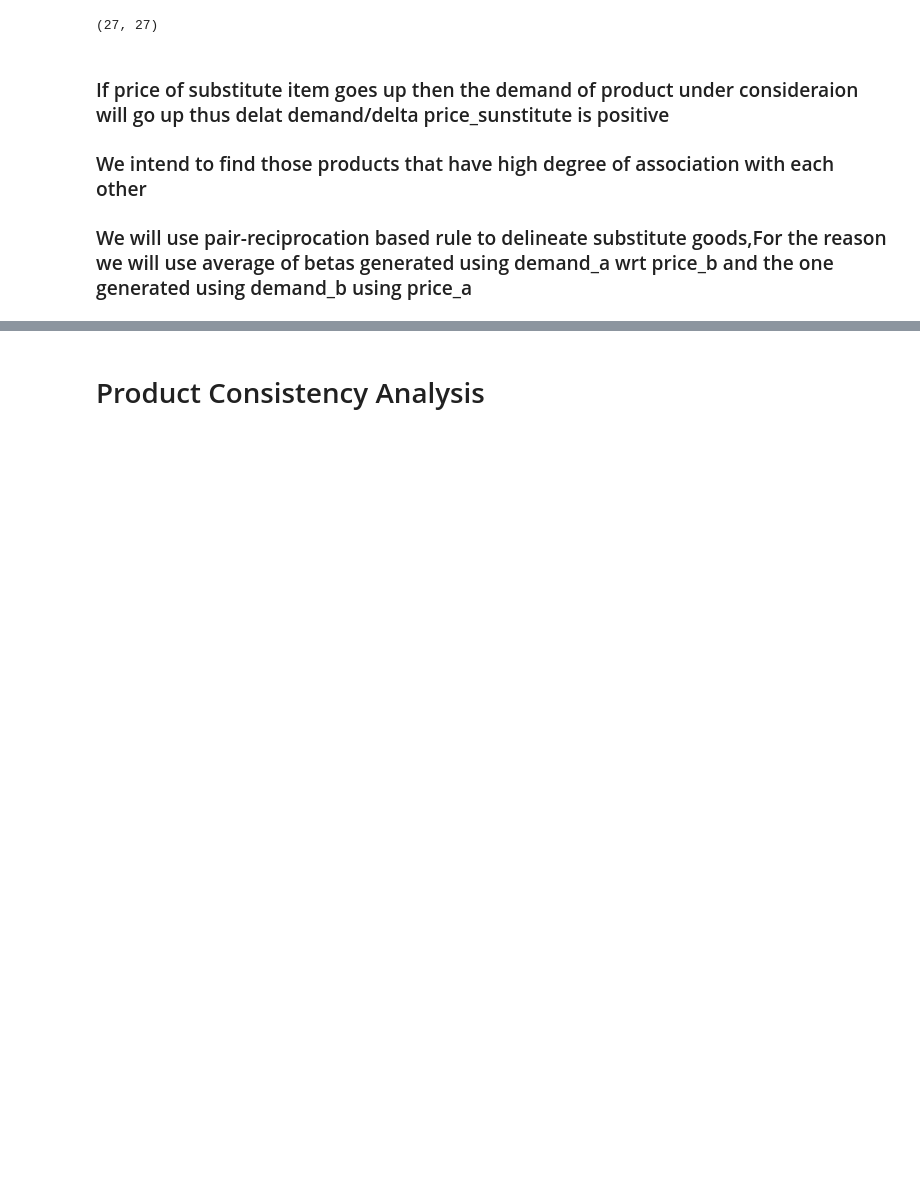
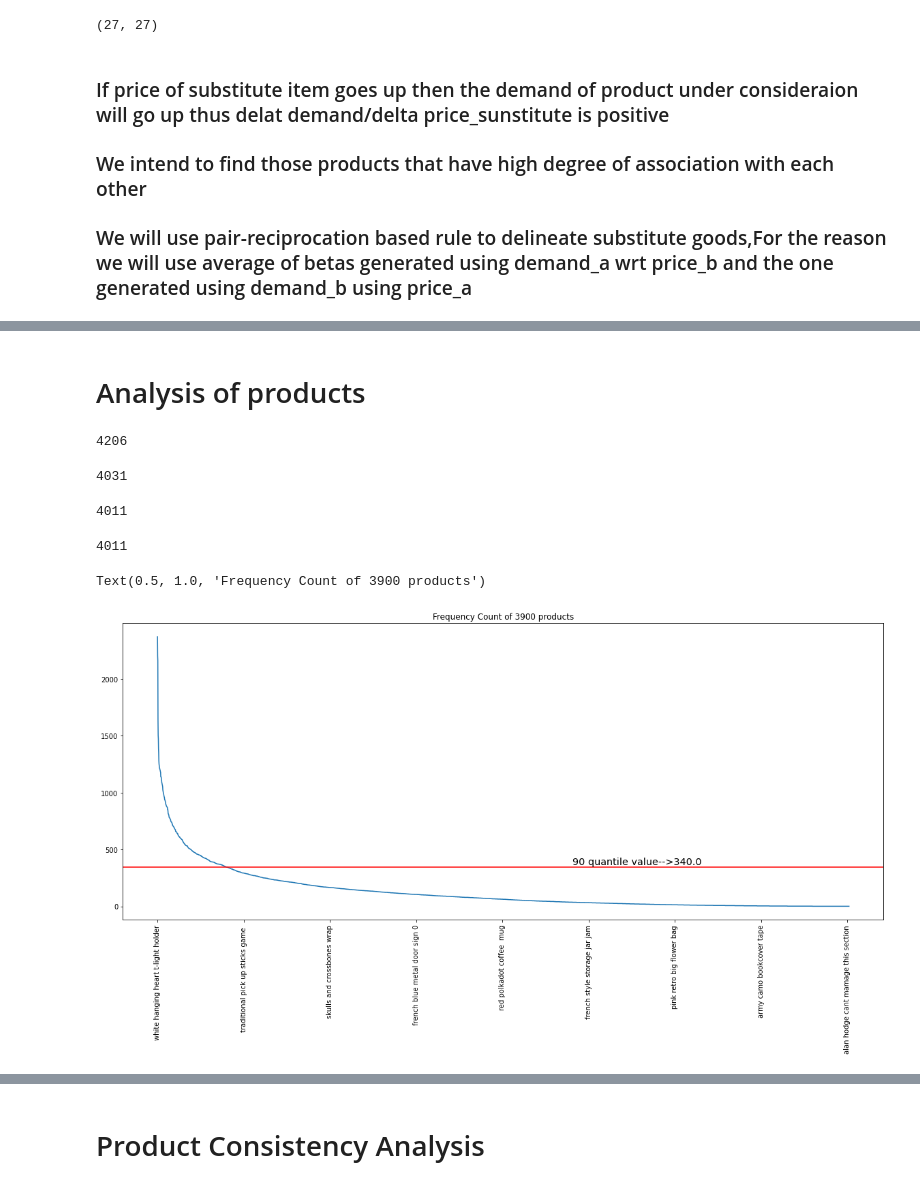
Before and after one commit to squareitall/Supply_Chain_Analytics, a Jupyter notebook: RetailPriceData.ipynb, the cells around one changed output, grey strips where cells are left out. Cells and saved outputs as stored; diff of their text form; code cells hidden in the pictures; blank space fills up the shorter version.

```diff
--- a/RetailPriceData.ipynb
+++ b/RetailPriceData.ipynb
@@ -186,0 +225,47 @@ df_sub_weekly=df_mask.apply(lambda s : pd.Series(s[s==True].index),axis=1)#[0]
+# %% [markdown]
+# Analysis of products
+# %%
+df['description']=df['description'].str.lower()
+df['description'].nunique()
+# %% [output]
+4206
+# %%
+mask_genuineProduct=df['description'].apply(lambda x : len(str(x).split())>2)
+df=df.loc[mask_genuineProduct,:]
+df['description'].nunique()
+# %% [output]
+4031
+# %%
+mask_wrongLabels=df['description'].str.contains('wrong|thrown')
+df=df.loc[~mask_wrongLabels,:]
+df['description'].nunique()
+# %% [output]
+4011
+# %%
+df_qty=df.groupby(['description'])['quantity'].sum()
+df_price=df.groupby(['description'])['unitprice'].mean()
+lt_disposed_items=list(
+    (set(df_qty[df_qty<0].index)).union(set(df_price[df_price<0].index))
+    )
+
+df=df[~df.description.isin(lt_disposed_items)]
+
+df['description'].nunique()
+# %% [output]
+4011
+# %%
+import matplotlib.pyplot as plt
+df_ct=df['description'].value_counts()
+
+
+txt_hashProduct=str(df_ct.quantile(0.9).round(-1))
+
+
+df_ct.plot(figsize=(20,8),rot=90)
+plt.axhline(df_ct.quantile(0.9),color='red')
+plt.text(x=df_ct.shape[0]*(6/10),y=df_ct.quantile(0.91)
+,s='90 quantile value-->'+txt_hashProduct,fontdict={'fontsize':'x-large'})
+plt.title('Frequency Count of 3900 products')
+# %% [output]
+Text(0.5, 1.0, 'Frequency Count of 3900 products')
+[figure, added]
```
Also changed, not shown: parts of 34 cells of this notebook.
